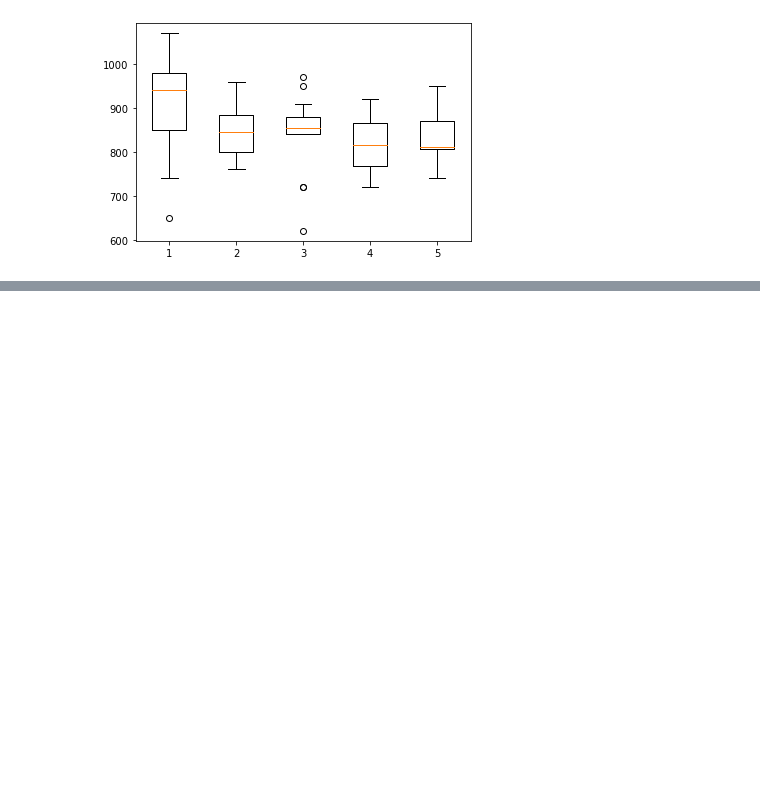
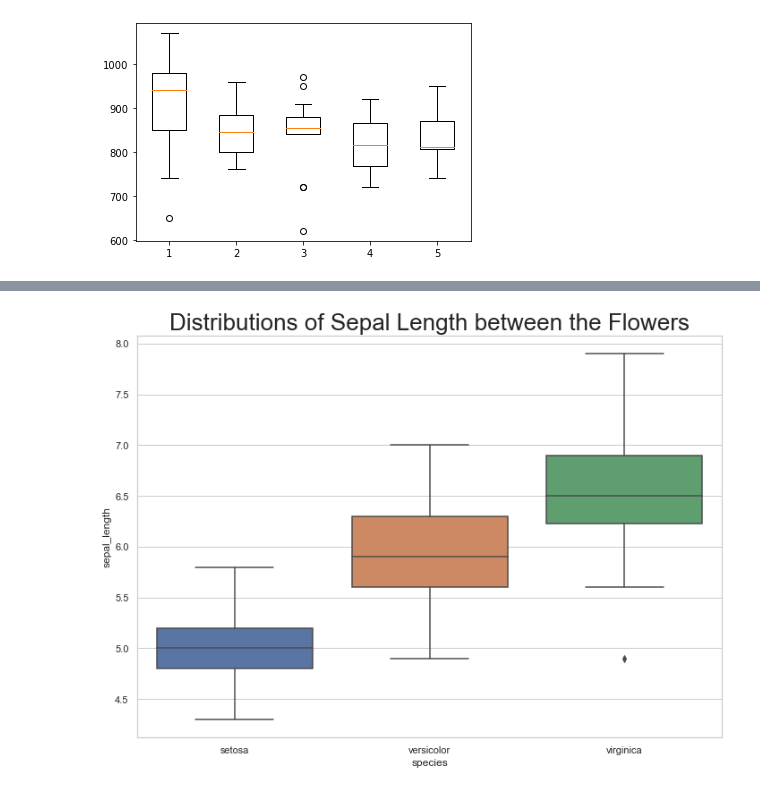
Before and after one commit to KenLin765/funddata-assessment, a Jupyter notebook: practicals/Outliers.ipynb, the cells around one changed output, grey strips where cells are left out. Drawn from its saved outputs; the diff is of its cells as text; code cells hidden in the pictures; blank space fills up the shorter version.

Commit message:
added iris dataset and analysis on the dataset for exercise 2 in outliers

```diff
--- a/practicals/Outliers.ipynb
+++ b/practicals/Outliers.ipynb
@@ -67,0 +142,15 @@ plt.boxplot(np.array([exper_1, exper_2, exper_3, exper_4, exper_5]).T);
+# %%
+## Based idea for this on https://www.r-bloggers.com/2015/08/use-box-plots-to-assess-the-distribution-and-to-identify-the-outliers-in-your-dataset/
+
+sns.set(style="whitegrid")
+
+title="Distributions of Sepal Length between the Flowers"
+
+sns.boxplot(x="species", y="sepal_length", data=df)
+
+# increasing font size
+plt.title(title, fontsize=26)
+# Show the plot
+plt.show()
+# %% [output]
+[figure, added]
```
Also changed, not shown: parts of 14 cells of this notebook, 4 other files.
